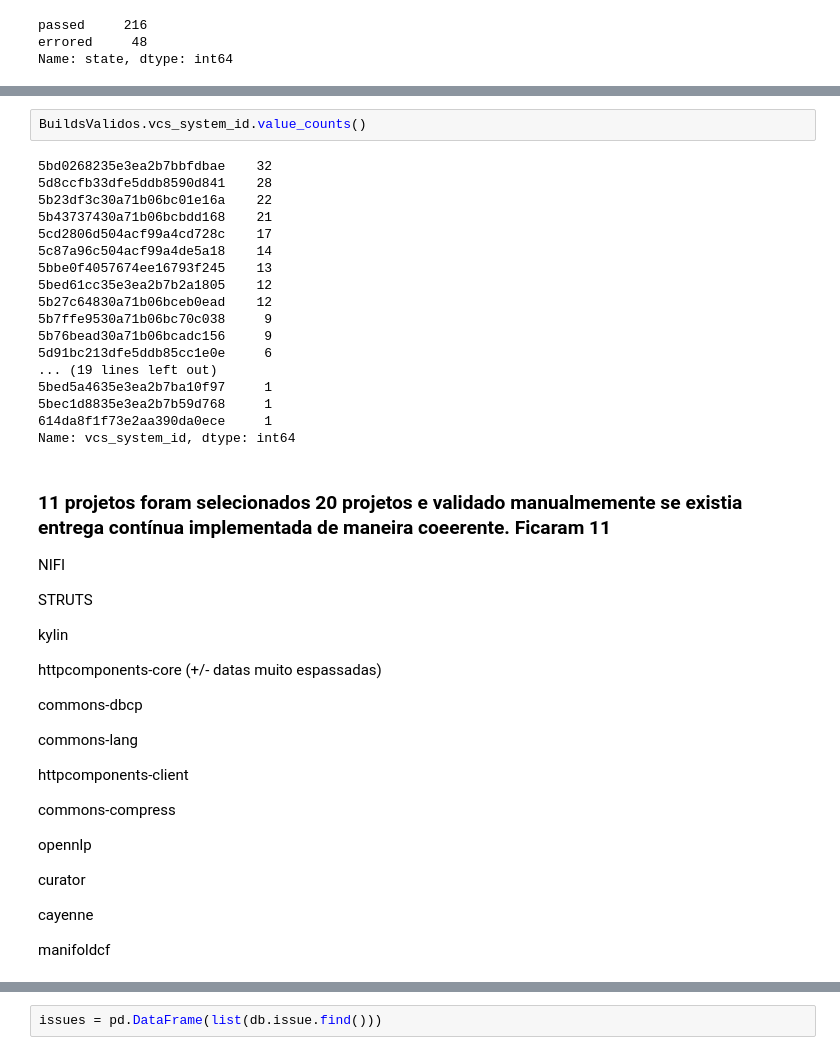
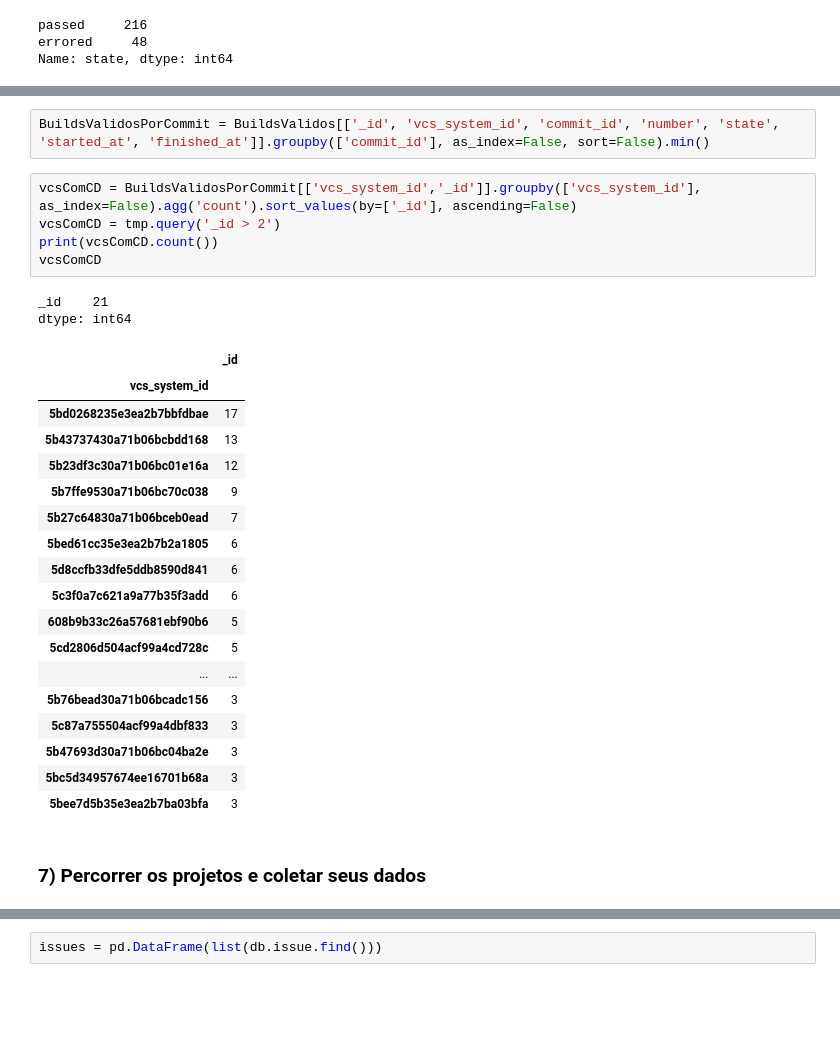
Before and after one commit to diegoandrade-iuv/msr-ch2022-cd, a Jupyter notebook: perguntas de pesquisa.ipynb, the cells around one changed output, grey strips where cells are left out. Saved outputs shown, nothing was run; the diff lists cells and outputs as text; blank space fills up the shorter version.

```diff
--- a/perguntas de pesquisa.ipynb
+++ b/perguntas de pesquisa.ipynb
@@ -144,45 +124,30 @@ BuildsValidosPorCommit
-# %%
-BuildsValidos.vcs_system_id.value_counts()
-# %% [output]
-5bd0268235e3ea2b7bbfdbae    32
-5d8ccfb33dfe5ddb8590d841    28
-5b23df3c30a71b06bc01e16a    22
-5b43737430a71b06bcbdd168    21
-5cd2806d504acf99a4cd728c    17
-5c87a96c504acf99a4de5a18    14
-5bbe0f4057674ee16793f245    13
-5bed61cc35e3ea2b7b2a1805    12
-5b27c64830a71b06bceb0ead    12
-5b7ffe9530a71b06bc70c038     9
-5b76bead30a71b06bcadc156     9
-5d91bc213dfe5ddb85cc1e0e     6
-... (19 lines left out)
-5bed5a4635e3ea2b7ba10f97     1
-5bec1d8835e3ea2b7b59d768     1
-614da8f1f73e2aa390da0ece     1
-Name: vcs_system_id, dtype: int64
-# %% [markdown]
-### 11 projetos foram selecionados 20 projetos e validado manualmemente se existia entrega contínua implementada de maneira coeerente. Ficaram 11
-NIFI
-
-STRUTS
-
-kylin
-
-httpcomponents-core (+/- datas muito espassadas)
-
-commons-dbcp
-
-commons-lang
-
-httpcomponents-client
-
-commons-compress
-
-opennlp
-
-curator
-
-cayenne
-
-manifoldcf
+# %%
+BuildsValidosPorCommit = BuildsValidos[['_id', 'vcs_system_id', 'commit_id', 'number', 'state', 'started_at', 'finished_at']].groupby(['commit_id'], as_index=False, sort=False).min()
+# %%
+vcsComCD = BuildsValidosPorCommit[['vcs_system_id','_id']].groupby(['vcs_system_id'], as_index=False).agg('count').sort_values(by=['_id'], ascending=False)
+vcsComCD = tmp.query('_id > 2')
+print(vcsComCD.count())
+vcsComCD
+# %% [output]
+_id    21
+dtype: int64
+|  | _id |
+| vcs_system_id |  |
+| 5bd0268235e3ea2b7bbfdbae | 17 |
+| 5b43737430a71b06bcbdd168 | 13 |
+| 5b23df3c30a71b06bc01e16a | 12 |
+| 5b7ffe9530a71b06bc70c038 | 9 |
+| 5b27c64830a71b06bceb0ead | 7 |
+| 5bed61cc35e3ea2b7b2a1805 | 6 |
+| 5d8ccfb33dfe5ddb8590d841 | 6 |
+| 5c3f0a7c621a9a77b35f3add | 6 |
+| 608b9b33c26a57681ebf90b6 | 5 |
+| 5cd2806d504acf99a4cd728c | 5 |
+| ... | ... |
+| 5b76bead30a71b06bcadc156 | 3 |
+| 5c87a755504acf99a4dbf833 | 3 |
+| 5b47693d30a71b06bc04ba2e | 3 |
+| 5bc5d34957674ee16701b68a | 3 |
+| 5bee7d5b35e3ea2b7ba03bfa | 3 |
+# %% [markdown]
+### 7) Percorrer os projetos e coletar seus dados
```
Also changed, not shown: parts of 15 cells of this notebook, 1 other file.
